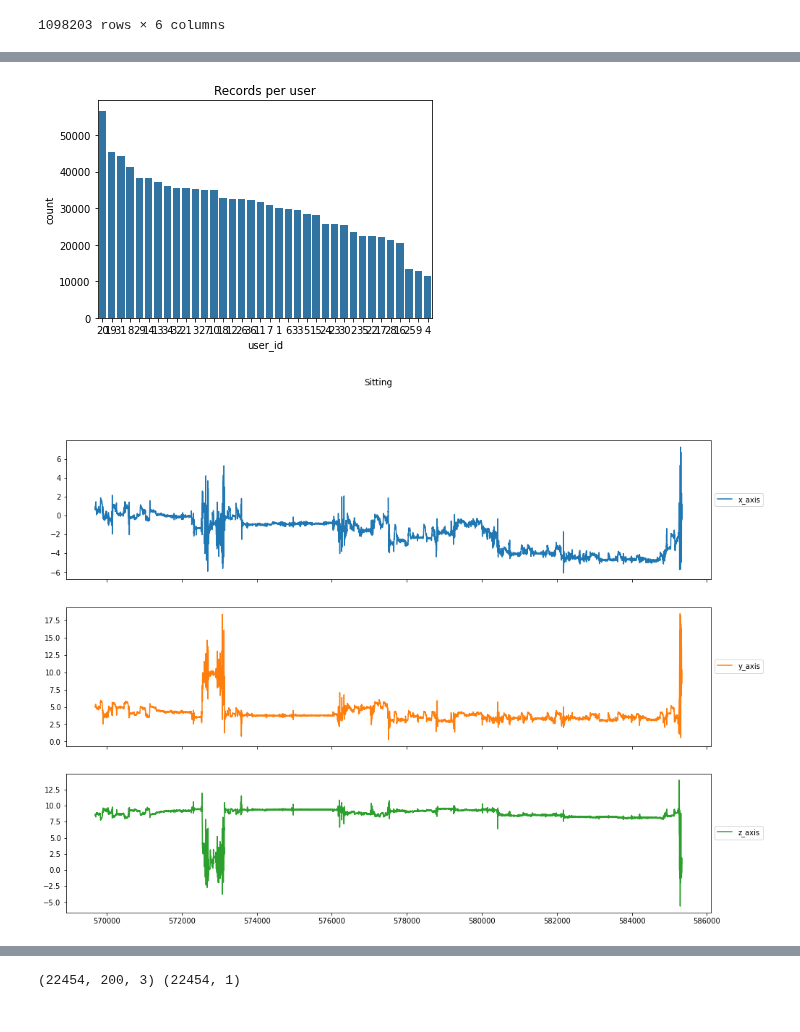
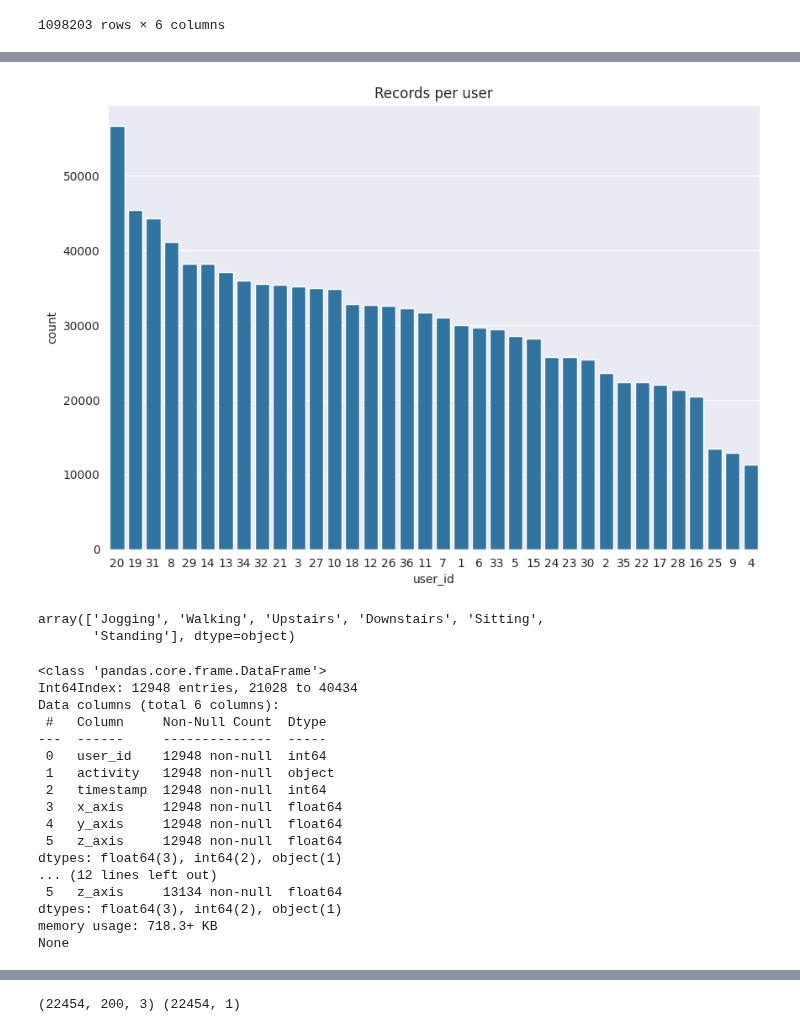
Before and after one commit to barauna-lo/Neurocomputing, a Jupyter notebook: Project_05_RNN.ipynb, the cells around one changed output, grey strips where cells are left out. Saved outputs shown, nothing was run; the diff lists cells and outputs as text; code cells hidden in the pictures.

```diff
--- a/Project_05_RNN.ipynb
+++ b/Project_05_RNN.ipynb
@@ -58,3 +60,5 @@ import matplotlib.pyplot as plt
 from sklearn.preprocessing import RobustScaler,OneHotEncoder
 from scipy import stats
 import seaborn as sns
+# %%
+sns.set_style('darkgrid')
@@ -120,18 +188,36 @@ user1
 # %%
+plt.figure(figsize=(10,7),dpi=100)
 sns.countplot(x = 'user_id',
               data = df,
               palette=[sns.color_palette()[0]],
               order = df.user_id.value_counts().index);
 plt.title("Records per user");
 # %% [output]
-[figure, old version]
+[figure, new version]
-# %%
-def plot_activity(activity, df):
-    data = df[df['activity'] == activity][['x_axis', 'y_axis', 'z_axis']][:]
-    axis = data.plot(subplots=True, figsize=(16, 12),
-                     title=activity)
-    for ax in axis:
-        ax.legend(loc='lower left', bbox_to_anchor=(1.0, 0.5))
-plot_activity("Sitting", df[df['user_id']==20]);
-# %% [output]
-[figure, removed]
+# %%
+df.activity.unique()
+# %% [output]
+array(['Jogging', 'Walking', 'Upstairs', 'Downstairs', 'Sitting',
+       'Standing'], dtype=object)
+# %%
+user = df[df['user_id']==20]
+print(user[user['activity']== 'Jogging' ].info())
+print(user[user['activity']== 'Walking' ].info())
+# %% [output]
+<class 'pandas.core.frame.DataFrame'>
+Int64Index: 12948 entries, 21028 to 40434
+Data columns (total 6 columns):
+ #   Column     Non-Null Count  Dtype
+---  ------     --------------  -----
+ 0   user_id    12948 non-null  int64
+ 1   activity   12948 non-null  object
+ 2   timestamp  12948 non-null  int64
+ 3   x_axis     12948 non-null  float64
+ 4   y_axis     12948 non-null  float64
+ 5   z_axis     12948 non-null  float64
+dtypes: float64(3), int64(2), object(1)
+... (12 lines left out)
+ 5   z_axis     13134 non-null  float64
+dtypes: float64(3), int64(2), object(1)
+memory usage: 718.3+ KB
+None
```
Also changed, not shown: parts of 23 cells of this notebook.
